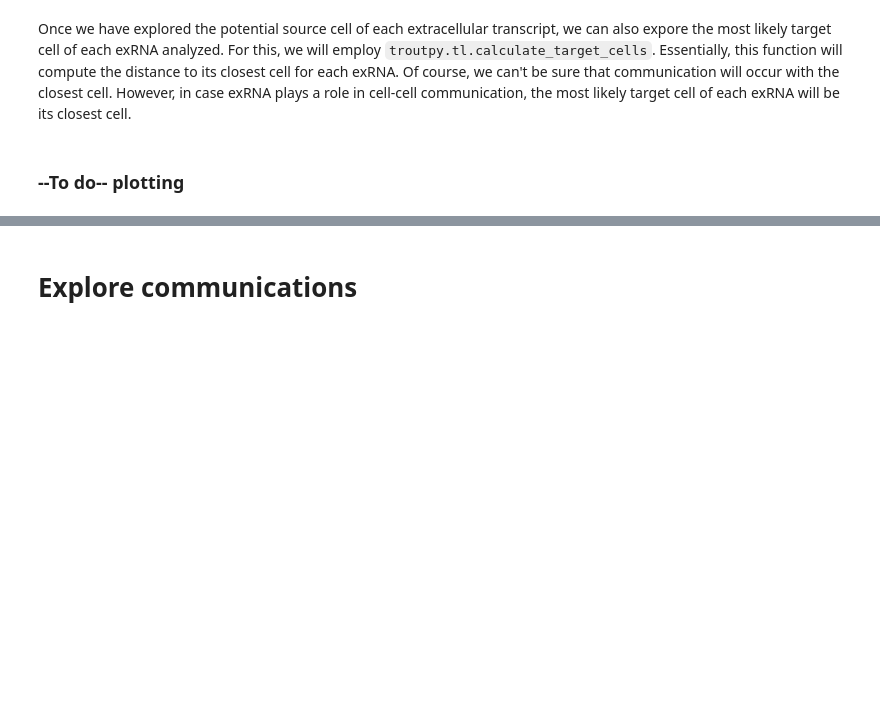
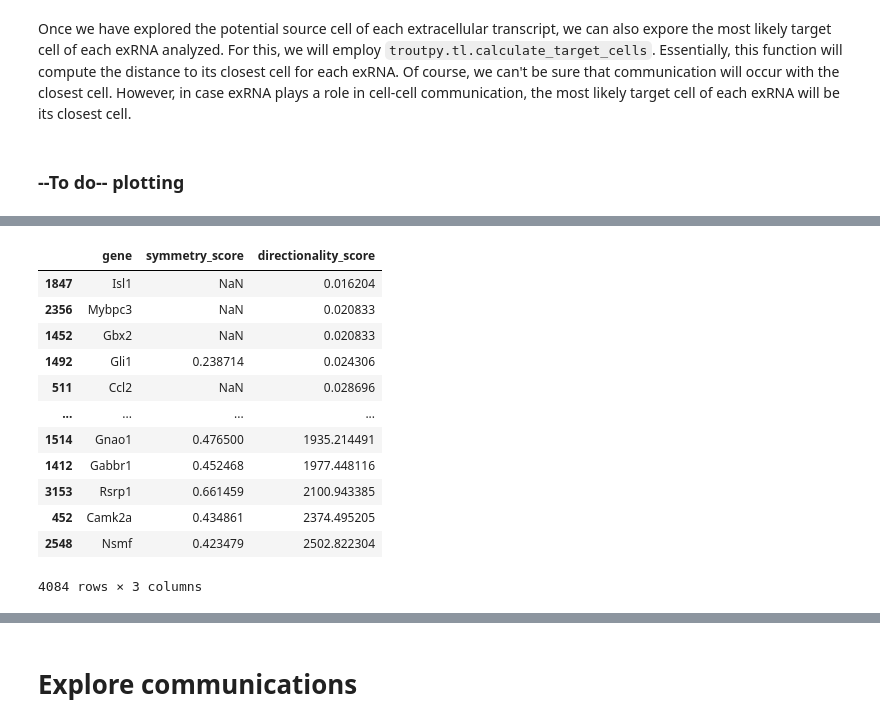
Before and after one commit to theislab/troutpy, a Jupyter notebook: notebooks/spatialdata_tutorials/4_explore_comunication.ipynb, the cells around one changed output, grey strips where cells are left out. Saved outputs shown, nothing was run; the diff lists cells and outputs as text; code cells hidden in the pictures; blank space fills up the shorter version.

```diff
--- a/notebooks/spatialdata_tutorials/4_explore_comunication.ipynb
+++ b/notebooks/spatialdata_tutorials/4_explore_comunication.ipynb
@@ -70,0 +480,16 @@ INFO     The Zarr backing store has been changed from
+# %%
+results_df.sort_values(by='directionality_score')
+# %% [output]
+|  | gene | symmetry_score | directionality_score |
+| 1847 | Isl1 | NaN | 0.016204 |
+| 2356 | Mybpc3 | NaN | 0.020833 |
+| 1452 | Gbx2 | NaN | 0.020833 |
+| 1492 | Gli1 | 0.238714 | 0.024306 |
+| 511 | Ccl2 | NaN | 0.028696 |
+| ... | ... | ... | ... |
+| 1514 | Gnao1 | 0.476500 | 1935.214491 |
+| 1412 | Gabbr1 | 0.452468 | 1977.448116 |
+| 3153 | Rsrp1 | 0.661459 | 2100.943385 |
+| 452 | Camk2a | 0.434861 | 2374.495205 |
+| 2548 | Nsmf | 0.423479 | 2502.822304 |
+4084 rows × 3 columns
```
Also changed, not shown: parts of 23 cells of this notebook, 4 other files.
